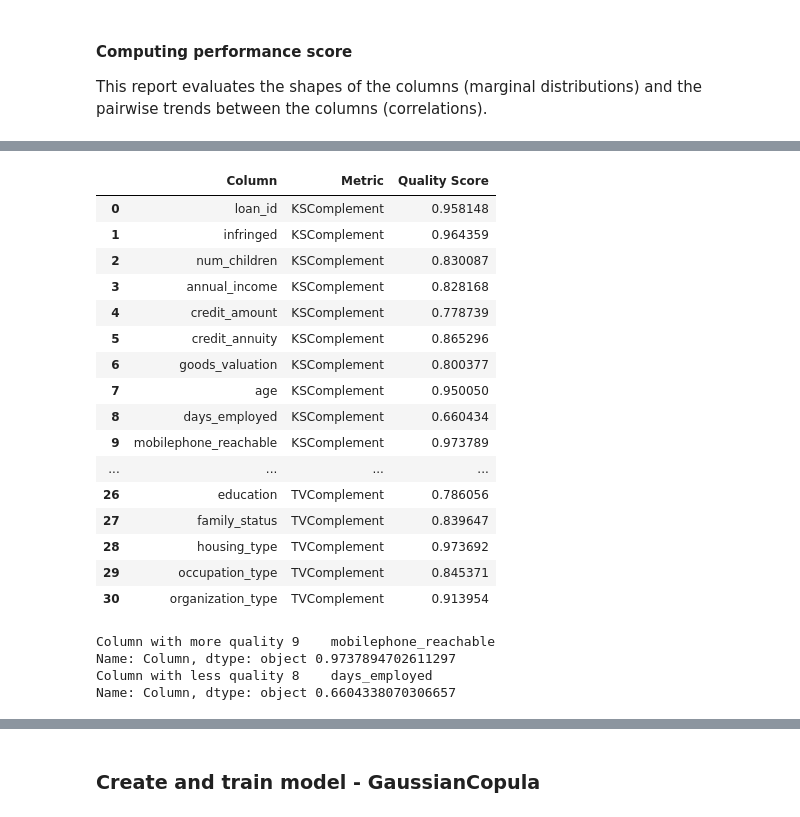
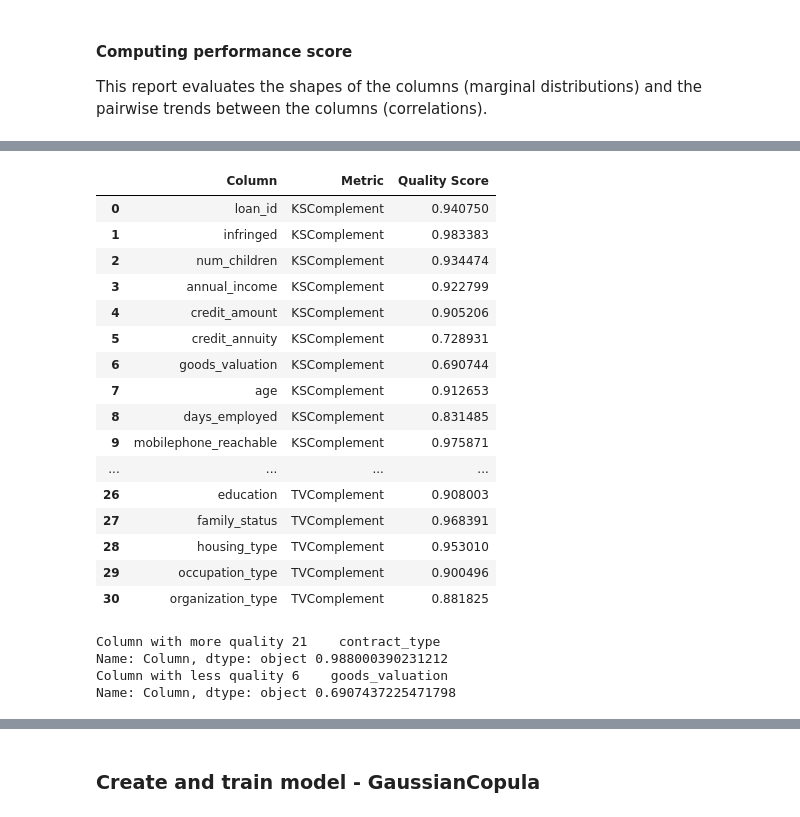
Before and after one commit to PugtgYosuky/SP-Project, a Jupyter notebook: src/controlER/sintetic_data.ipynb, the cells around one changed output, grey strips where cells are left out. Saved outputs shown, nothing was run; the diff lists cells and outputs as text; code cells hidden in the pictures.

```diff
--- a/src/controlER/sintetic_data.ipynb
+++ b/src/controlER/sintetic_data.ipynb
@@ -141,7 +154,7 @@ model_score
 
 This report evaluates the shapes of the columns (marginal distributions) and the pairwise trends between the columns (correlations).
 # %%
-report = QualityReport()
+report_ctgan = QualityReport()
 
-report.generate(data, synthetic_data,model.get_metadata().to_dict())
+report_ctgan.generate(data, synthetic_data_ctgan,model_ctgan.get_metadata().to_dict())
 # %% [output]
@@ -153,30 +166,30 @@ Column Pair Trends: 86.92%
 # %%
-details = report.get_details(property_name='Column Shapes')
+details = report_ctgan.get_details(property_name='Column Shapes')
 details
 # %% [output]
 |  | Column | Metric | Quality Score |
-| 0 | loan_id | KSComplement | 0.958148 |
-| 1 | infringed | KSComplement | 0.964359 |
-| 2 | num_children | KSComplement | 0.830087 |
-| 3 | annual_income | KSComplement | 0.828168 |
-| 4 | credit_amount | KSComplement | 0.778739 |
-| 5 | credit_annuity | KSComplement | 0.865296 |
-| 6 | goods_valuation | KSComplement | 0.800377 |
-| 7 | age | KSComplement | 0.950050 |
-| 8 | days_employed | KSComplement | 0.660434 |
-| 9 | mobilephone_reachable | KSComplement | 0.973789 |
+| 0 | loan_id | KSComplement | 0.940750 |
+| 1 | infringed | KSComplement | 0.983383 |
+| 2 | num_children | KSComplement | 0.934474 |
+| 3 | annual_income | KSComplement | 0.922799 |
+| 4 | credit_amount | KSComplement | 0.905206 |
+| 5 | credit_annuity | KSComplement | 0.728931 |
+| 6 | goods_valuation | KSComplement | 0.690744 |
+| 7 | age | KSComplement | 0.912653 |
+| 8 | days_employed | KSComplement | 0.831485 |
+| 9 | mobilephone_reachable | KSComplement | 0.975871 |
 | ... | ... | ... | ... |
-| 26 | education | TVComplement | 0.786056 |
-| 27 | family_status | TVComplement | 0.839647 |
-| 28 | housing_type | TVComplement | 0.973692 |
-| 29 | occupation_type | TVComplement | 0.845371 |
-| 30 | organization_type | TVComplement | 0.913954 |
+| 26 | education | TVComplement | 0.908003 |
+| 27 | family_status | TVComplement | 0.968391 |
+| 28 | housing_type | TVComplement | 0.953010 |
+| 29 | occupation_type | TVComplement | 0.900496 |
+| 30 | organization_type | TVComplement | 0.881825 |
 # %%
 print('Column with more quality',details[details['Quality Score'] == details['Quality Score'].max()]['Column'], details['Quality Score'].max())
 print('Column with less quality',details[details['Quality Score'] == details['Quality Score'].min()]['Column'], details['Quality Score'].min())
 # %% [output]
-Column with more quality 9    mobilephone_reachable
-Name: Column, dtype: object 0.9737894702611297
-Column with less quality 8    days_employed
-Name: Column, dtype: object 0.6604338070306657
+Column with more quality 21    contract_type
+Name: Column, dtype: object 0.988000390231212
+Column with less quality 6    goods_valuation
+Name: Column, dtype: object 0.6907437225471798
 # %%
```
Also changed, not shown: parts of 36 cells of this notebook, 1 other file.
